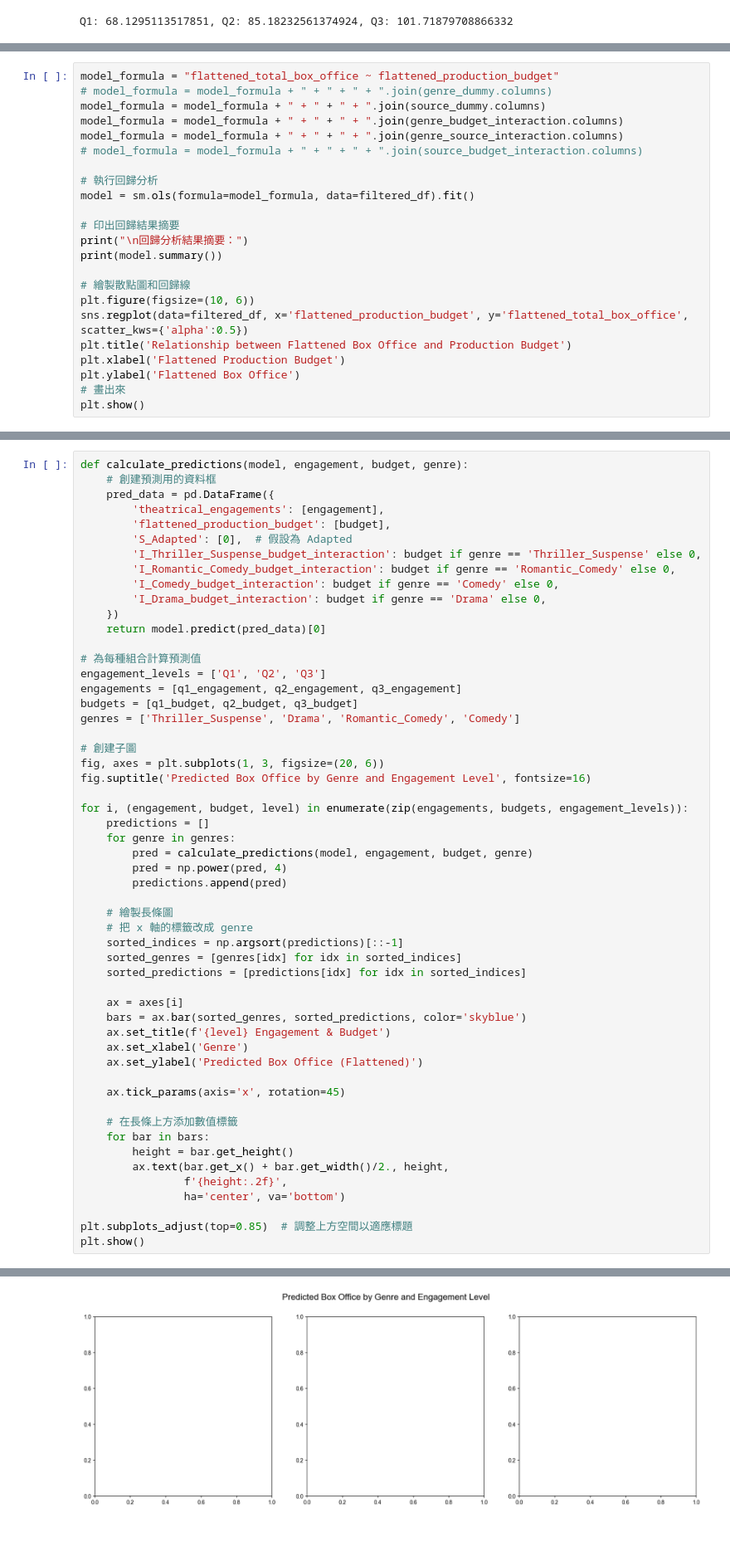
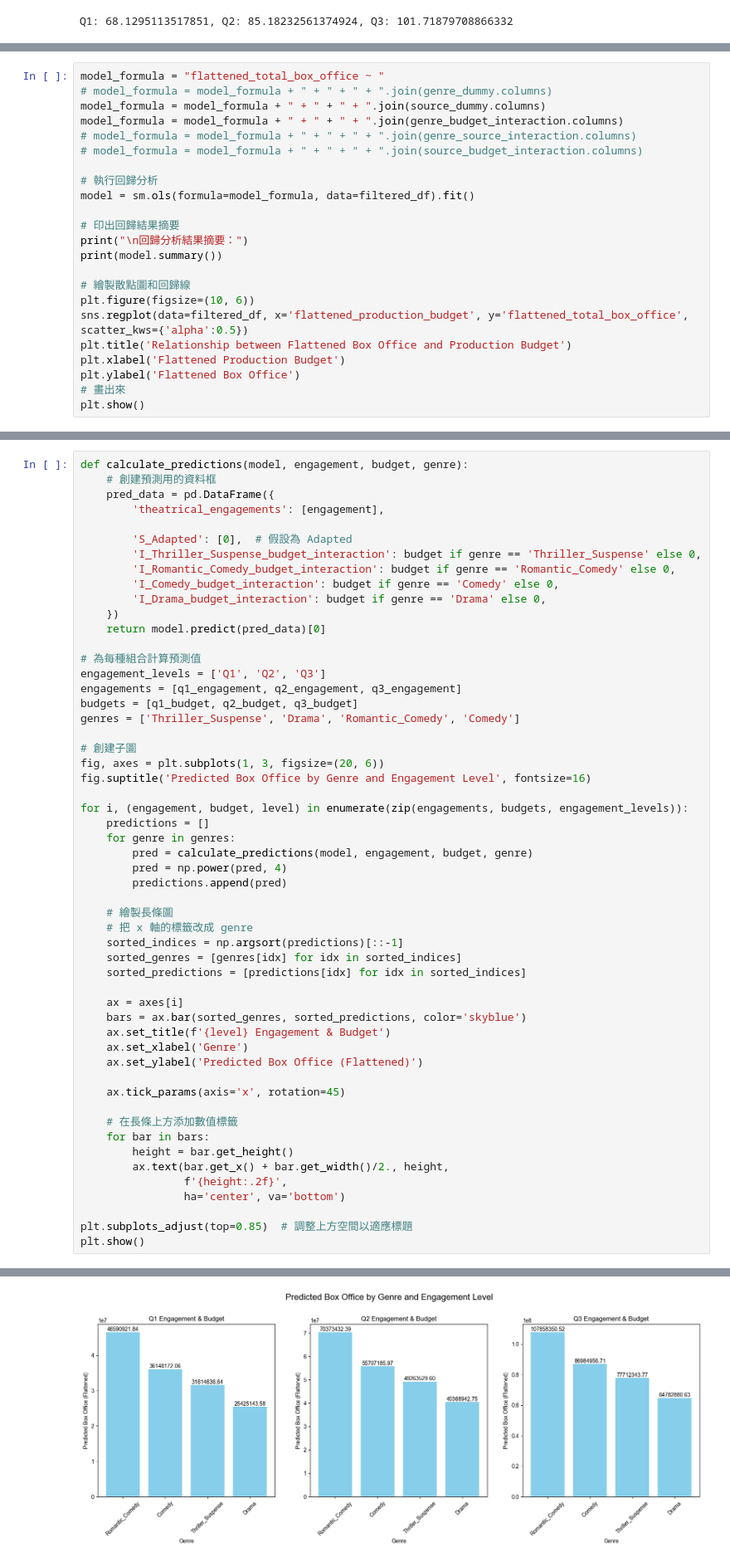
Before and after one commit to Ocean1029/Statistics_Final_Project, a Jupyter notebook: final_code_workspace/type_to_box_office.ipynb, the cells around one changed output, grey strips where cells are left out. Shown at 83% size. Cells and saved outputs as stored; diff of their text form; blank space fills up the shorter version.

```diff
--- a/final_code_workspace/type_to_box_office.ipynb
+++ b/final_code_workspace/type_to_box_office.ipynb
@@ -158,11 +158,11 @@ for genre in ['T_Thriller_Suspense', 'T_Drama', 'T_Romantic_Comedy', 'T_Comedy']
         genre_source_interaction[col_name] = genre_val * source_val
 filtered_df = pd.concat([filtered_df, genre_source_interaction], axis=1)
 # %%
-model_formula = "flattened_total_box_office ~ flattened_production_budget"
+model_formula = "flattened_total_box_office ~ "
 # model_formula = model_formula + " + " + " + ".join(genre_dummy.columns)
 model_formula = model_formula + " + " + " + ".join(source_dummy.columns)
 model_formula = model_formula + " + " + " + ".join(genre_budget_interaction.columns)
-model_formula = model_formula + " + " + " + ".join(genre_source_interaction.columns)
+# model_formula = model_formula + " + " + " + ".join(genre_source_interaction.columns)
 # model_formula = model_formula + " + " + " + ".join(source_budget_interaction.columns)
 
 # 執行回歸分析
@@ -299,7 +299,7 @@ def calculate_predictions(model, engagement, budget, genre):
     # 創建預測用的資料框
     pred_data = pd.DataFrame({
         'theatrical_engagements': [engagement],
-        'flattened_production_budget': [budget],
+
         'S_Adapted': [0],  # 假設為 Adapted
         'I_Thriller_Suspense_budget_interaction': budget if genre == 'Thriller_Suspense' else 0,
         'I_Romantic_Comedy_budget_interaction': budget if genre == 'Romantic_Comedy' else 0,
@@ -356,4 +352,4 @@ The original error message returned by patsy is:
-[figure, old version]
+[figure, new version]
 # %%
 # 繪製各類型的回歸分析圖
 genres = ['T_Thriller_Suspense', 'T_Drama', 'T_Romantic_Comedy', 'T_Comedy']
```
Also changed, not shown: parts of 7 cells of this notebook.
